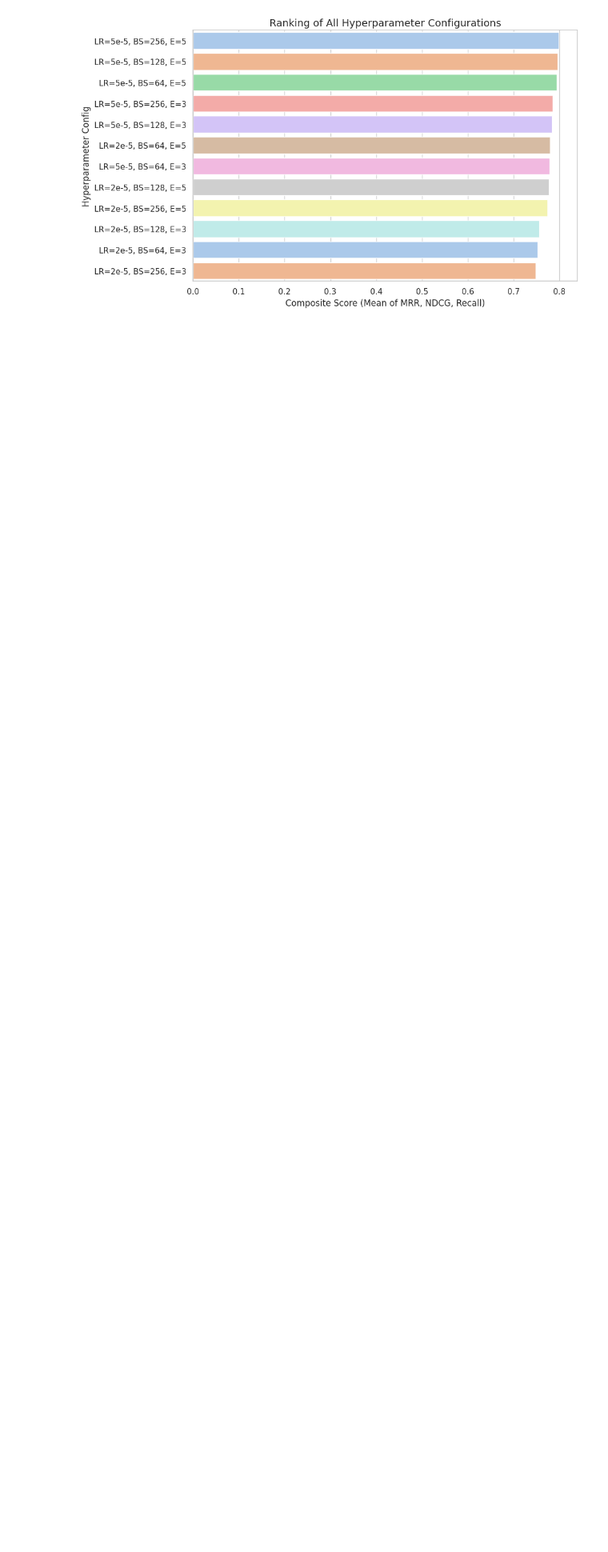
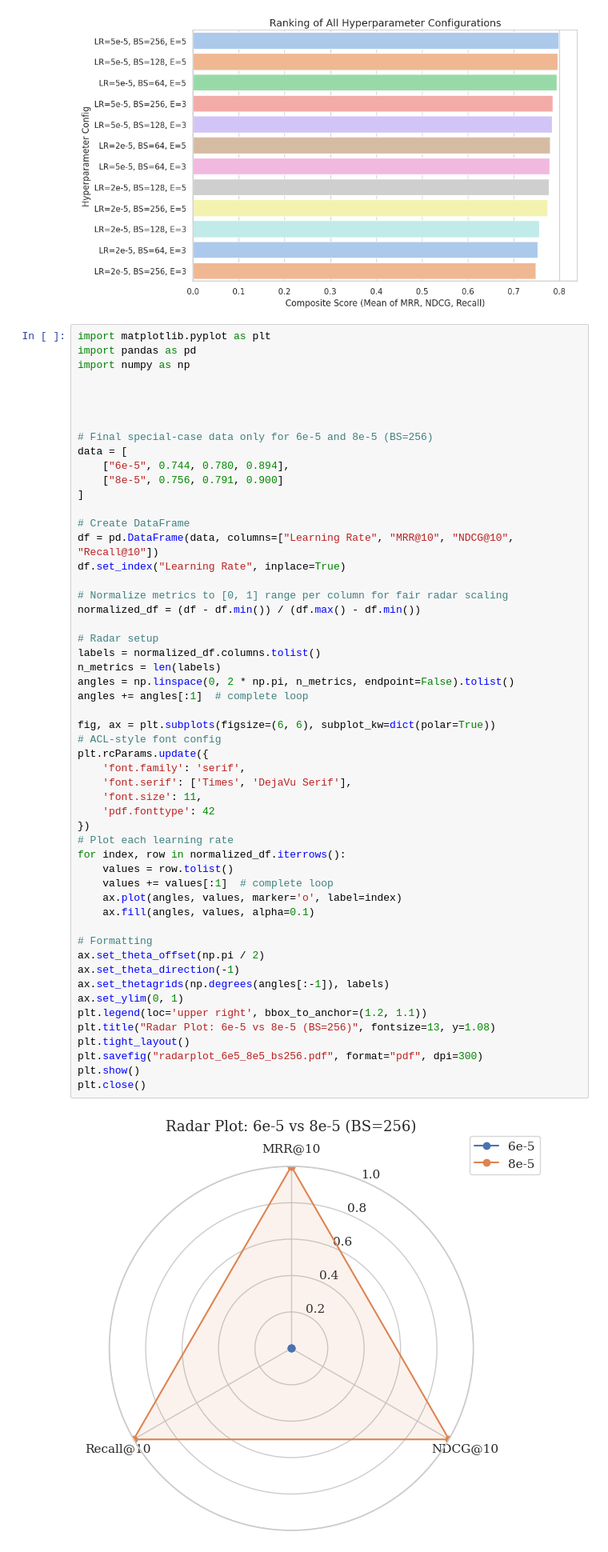
Before and after one commit to kidist-amde/amharic-ir-benchmarks, a Jupyter notebook: notebooks/analysis_hyperparameter_sensitivity.ipynb, the cells around one changed output. Shown: that part at 80% size. Saved outputs shown, nothing was run; the diff lists cells and outputs as text; blank space fills up the shorter version.

```diff
--- a/notebooks/analysis_hyperparameter_sensitivity.ipynb
+++ b/notebooks/analysis_hyperparameter_sensitivity.ipynb
@@ -251,3 +253,58 @@ plt.show()
 plt.close()
 # %% [output]
 [figure]
+# %%
+import matplotlib.pyplot as plt
+import pandas as pd
+import numpy as np
+
+
+
+
+# Final special-case data only for 6e-5 and 8e-5 (BS=256)
+data = [
+    ["6e-5", 0.744, 0.780, 0.894],
+    ["8e-5", 0.756, 0.791, 0.900]
+]
+
+# Create DataFrame
+df = pd.DataFrame(data, columns=["Learning Rate", "MRR@10", "NDCG@10", "Recall@10"])
+df.set_index("Learning Rate", inplace=True)
+
+# Normalize metrics to [0, 1] range per column for fair radar scaling
+normalized_df = (df - df.min()) / (df.max() - df.min())
+
+# Radar setup
+labels = normalized_df.columns.tolist()
+n_metrics = len(labels)
+angles = np.linspace(0, 2 * np.pi, n_metrics, endpoint=False).tolist()
+angles += angles[:1]  # complete loop
+
+fig, ax = plt.subplots(figsize=(6, 6), subplot_kw=dict(polar=True))
+# ACL-style font config
+plt.rcParams.update({
+    'font.family': 'serif',
+    'font.serif': ['Times', 'DejaVu Serif'],
+    'font.size': 11,
+    'pdf.fonttype': 42
+})
+# Plot each learning rate
+for index, row in normalized_df.iterrows():
+    values = row.tolist()
+    values += values[:1]  # complete loop
+    ax.plot(angles, values, marker='o', label=index)
+    ax.fill(angles, values, alpha=0.1)
+
+# Formatting
+ax.set_theta_offset(np.pi / 2)
+ax.set_theta_direction(-1)
+ax.set_thetagrids(np.degrees(angles[:-1]), labels)
+ax.set_ylim(0, 1)
+plt.legend(loc='upper right', bbox_to_anchor=(1.2, 1.1))
+plt.title("Radar Plot: 6e-5 vs 8e-5 (BS=256)", fontsize=13, y=1.08)
+plt.tight_layout()
+plt.savefig("radarplot_6e5_8e5_bs256.pdf", format="pdf", dpi=300)
+plt.show()
+plt.close()
+# %% [output]
+[figure, added]
```
Also changed, not shown: parts of 5 cells of this notebook, 1 other file.
